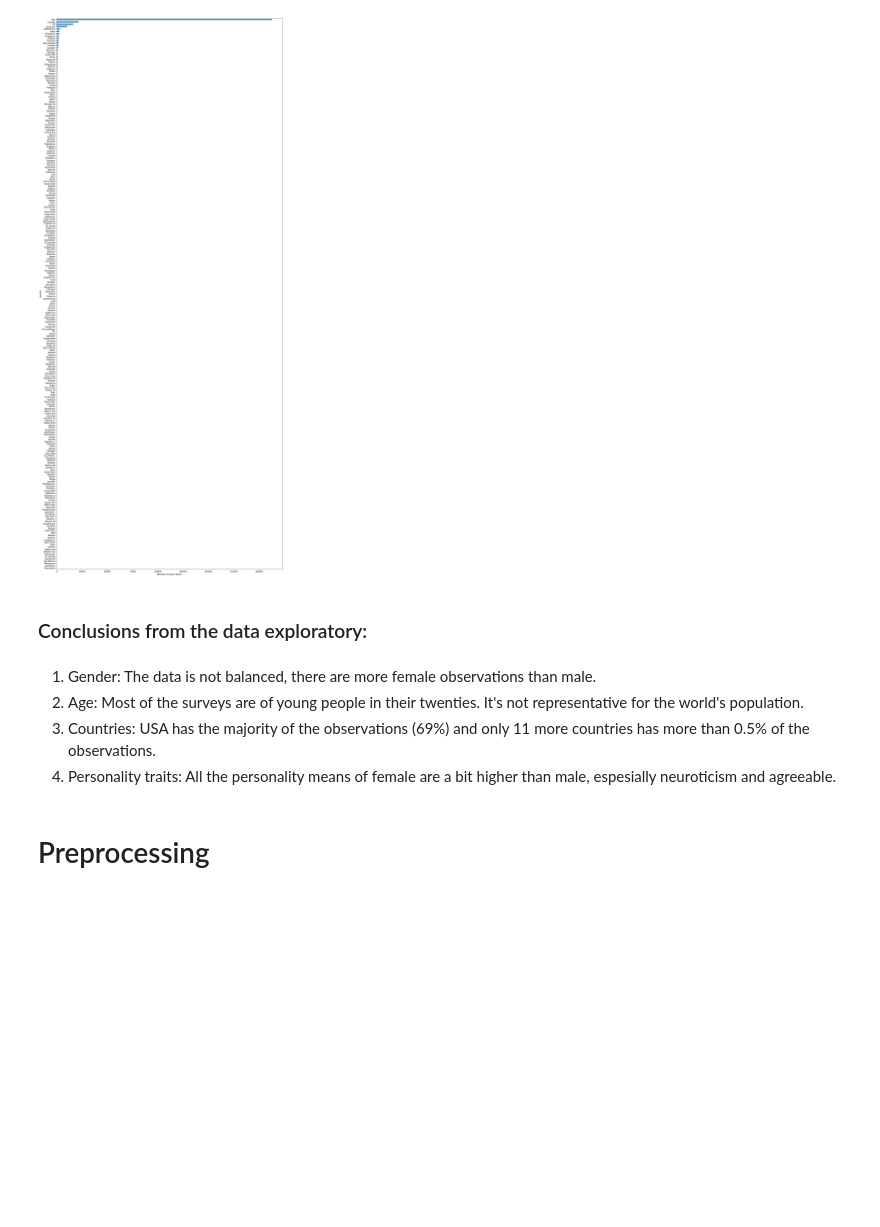
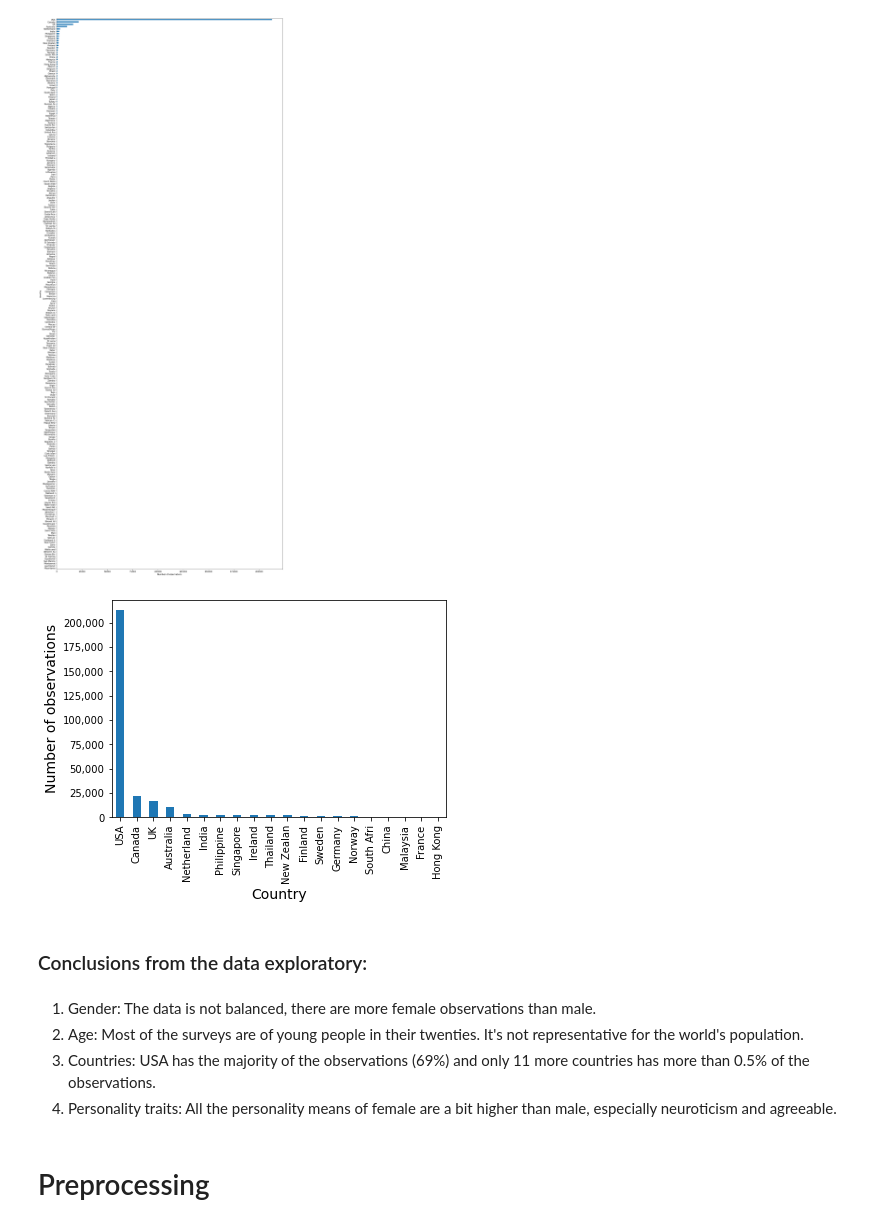
Before and after one commit to efratkohen/Big_five, a Jupyter notebook: final-draft.ipynb, the cells around one changed output. Cells and saved outputs as stored; diff of their text form; code cells hidden in the pictures; blank space fills up the shorter version.

```diff
--- a/final-draft.ipynb
+++ b/final-draft.ipynb
@@ -157,13 +183,21 @@ _=country.plot(kind='barh', figsize=(20,50))
 _=plt.xlabel("Number of observations")
 # %% [output]
 [figure]
+# %%
+ax1 = country.nlargest(20).plot(kind='bar')
+plt.xlabel("Country", fontsize=14)
+plt.ylabel('Number of observations', fontsize=14)
+ax1.yaxis.set_major_formatter(mpl.ticker.StrMethodFormatter('{x:,.0f}'))
+plt.show()
+# %% [output]
+[figure, added]
 # %% [markdown]
 ### Conclusions from the data exploratory:
 # %% [markdown]
 1. Gender: The data is not balanced, there are more female observations than male.
 2. Age: Most of the surveys are of young people in their twenties. It's not representative for the world's population.
 3. Countries: USA has the majority of the observations (69%) and only 11 more countries has more than 0.5% of the observations.
-4. Personality traits: All the personality means of female are a bit higher than male, espesially neuroticism and agreeable.
+4. Personality traits: All the personality means of female are a bit higher than male, especially neuroticism and agreeable.
 # %% [markdown]
 # Preprocessing
 # %% [markdown]
```
Also changed, not shown: parts of 6 cells of this notebook, 5 other files.
